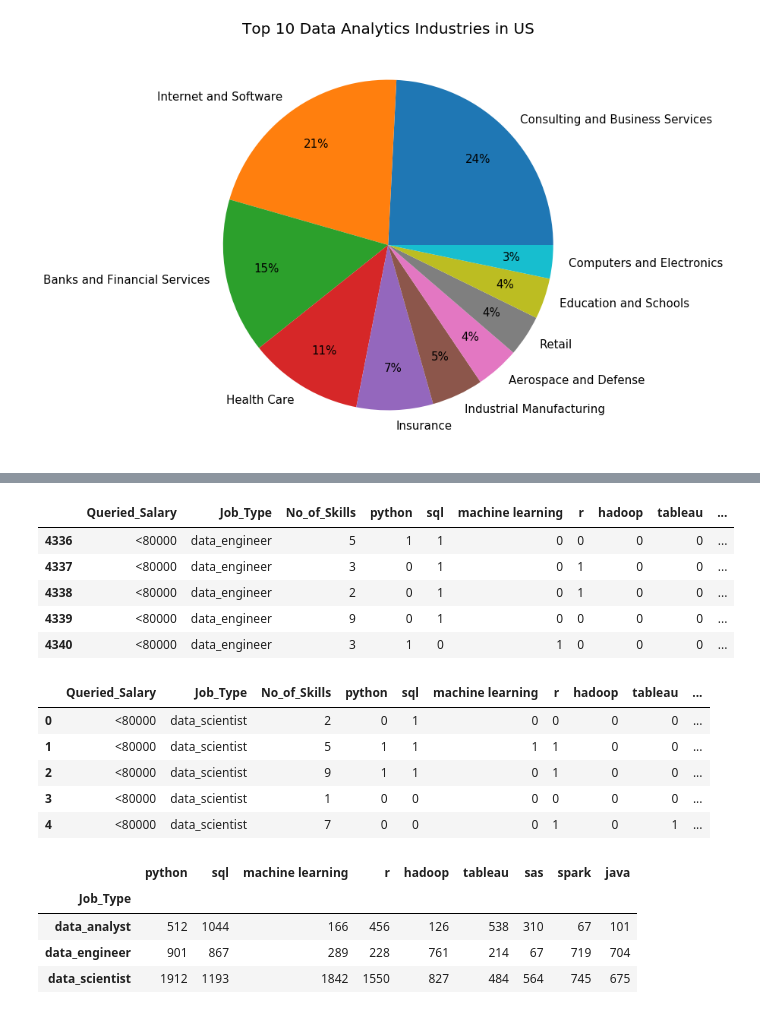
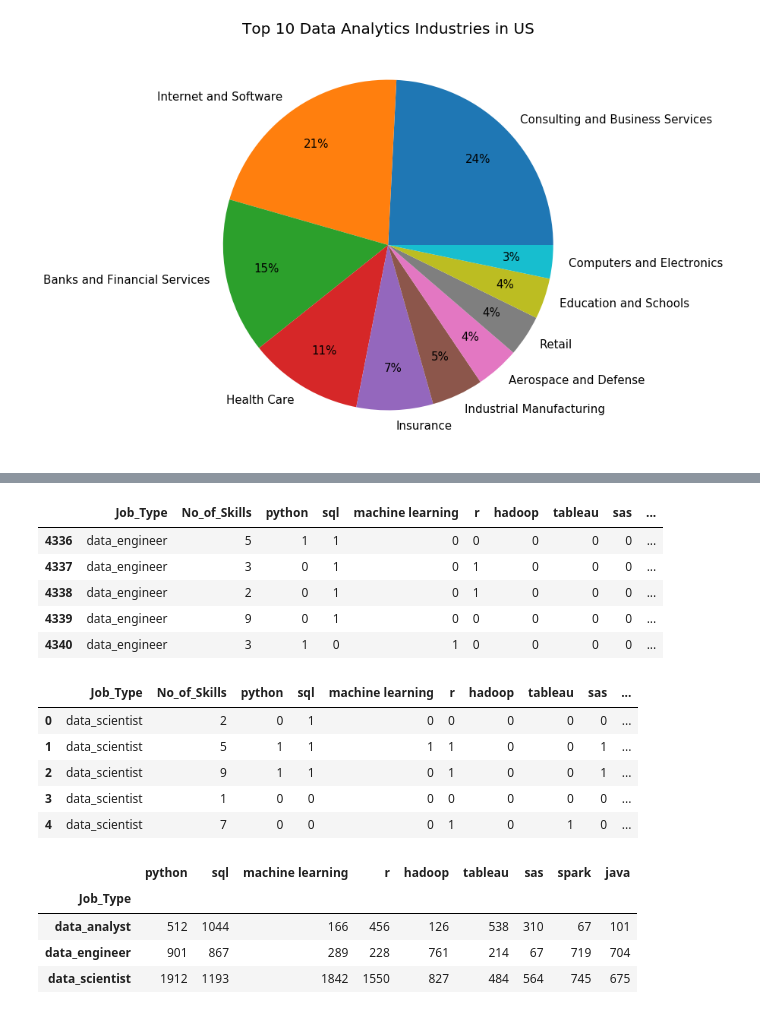
Before and after one commit to GitGTBoot/Project-1, a Jupyter notebook: Project 1.ipynb, the cells around one changed output, grey strips where cells are left out. Drawn from its saved outputs; the diff is of its cells as text; code cells hidden in the pictures.

```diff
--- a/Project 1.ipynb
+++ b/Project 1.ipynb
@@ -296,0 +298,6 @@ data_ana.head()
+# %%
+indeed_salary=indeed[['Queried_Salary',"Job_Type" ,'No_of_Skills','python', 'sql',
+       'machine learning', 'r', 'hadoop', 'tableau', 'sas', 'spark', 'java']]
+
+data_ana=indeed_salary[indeed_salary["Job_Type"]=="data_analyst"].drop("Queried_Salary",axis=1)
+data_ana.head()
@@ -297,23 +311,23 @@ data_ana.head()
 # %%
-data_eng=indeed_salary[indeed_salary["Job_Type"]=="data_engineer"]
+data_eng=indeed_salary[indeed_salary["Job_Type"]=="data_engineer"].drop("Queried_Salary",axis=1)
 data_eng.head()
 # %% [output]
-|  | Queried_Salary | Job_Type | No_of_Skills | python | sql | machine learning | r | hadoop | tableau | ... |
-| 4336 | <80000 | data_engineer | 5 | 1 | 1 | 0 | 0 | 0 | 0 | ... |
-| 4337 | <80000 | data_engineer | 3 | 0 | 1 | 0 | 1 | 0 | 0 | ... |
-| 4338 | <80000 | data_engineer | 2 | 0 | 1 | 0 | 1 | 0 | 0 | ... |
-| 4339 | <80000 | data_engineer | 9 | 0 | 1 | 0 | 0 | 0 | 0 | ... |
-| 4340 | <80000 | data_engineer | 3 | 1 | 0 | 1 | 0 | 0 | 0 | ... |
+|  | Job_Type | No_of_Skills | python | sql | machine learning | r | hadoop | tableau | sas | ... |
+| 4336 | data_engineer | 5 | 1 | 1 | 0 | 0 | 0 | 0 | 0 | ... |
+| 4337 | data_engineer | 3 | 0 | 1 | 0 | 1 | 0 | 0 | 0 | ... |
+| 4338 | data_engineer | 2 | 0 | 1 | 0 | 1 | 0 | 0 | 0 | ... |
+| 4339 | data_engineer | 9 | 0 | 1 | 0 | 0 | 0 | 0 | 0 | ... |
+| 4340 | data_engineer | 3 | 1 | 0 | 1 | 0 | 0 | 0 | 0 | ... |
 # %%
-data_sci=indeed_salary[indeed_salary["Job_Type"]=="data_scientist"]
+data_sci=indeed_salary[indeed_salary["Job_Type"]=="data_scientist"].drop("Queried_Salary",axis=1)
 data_sci.head()
 # %% [output]
-|  | Queried_Salary | Job_Type | No_of_Skills | python | sql | machine learning | r | hadoop | tableau | ... |
-| 0 | <80000 | data_scientist | 2 | 0 | 1 | 0 | 0 | 0 | 0 | ... |
-| 1 | <80000 | data_scientist | 5 | 1 | 1 | 1 | 1 | 0 | 0 | ... |
-| 2 | <80000 | data_scientist | 9 | 1 | 1 | 0 | 1 | 0 | 0 | ... |
-| 3 | <80000 | data_scientist | 1 | 0 | 0 | 0 | 0 | 0 | 0 | ... |
-| 4 | <80000 | data_scientist | 7 | 0 | 0 | 0 | 1 | 0 | 1 | ... |
+|  | Job_Type | No_of_Skills | python | sql | machine learning | r | hadoop | tableau | sas | ... |
+| 0 | data_scientist | 2 | 0 | 1 | 0 | 0 | 0 | 0 | 0 | ... |
+| 1 | data_scientist | 5 | 1 | 1 | 1 | 1 | 0 | 0 | 1 | ... |
+| 2 | data_scientist | 9 | 1 | 1 | 0 | 1 | 0 | 0 | 1 | ... |
+| 3 | data_scientist | 1 | 0 | 0 | 0 | 0 | 0 | 0 | 0 | ... |
+| 4 | data_scientist | 7 | 0 | 0 | 0 | 1 | 0 | 1 | 0 | ... |
 # %%
 jobs_df = indeed.set_index('Job_Type')
 jobs_df_skill = jobs_df.loc[['data_scientist','data_engineer','data_analyst'],
```
Also changed, not shown: parts of 10 cells of this notebook.
